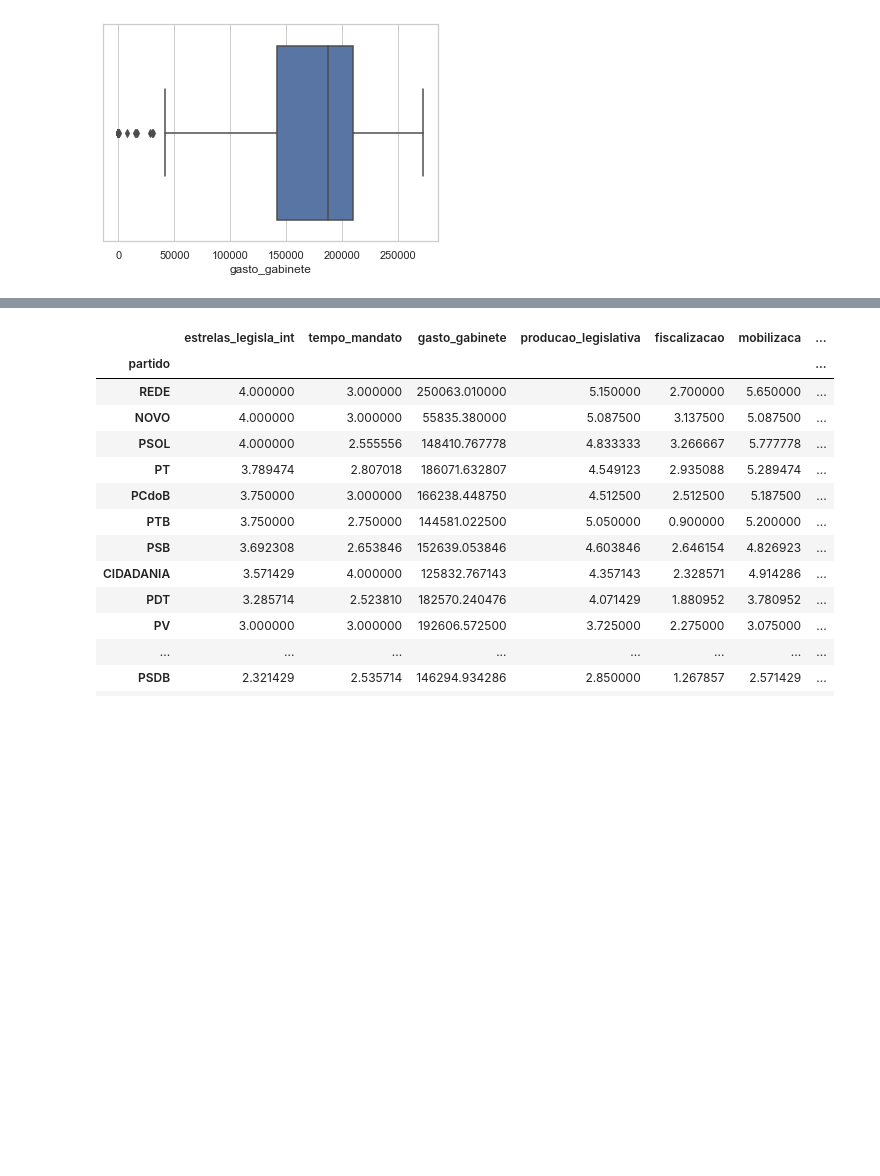
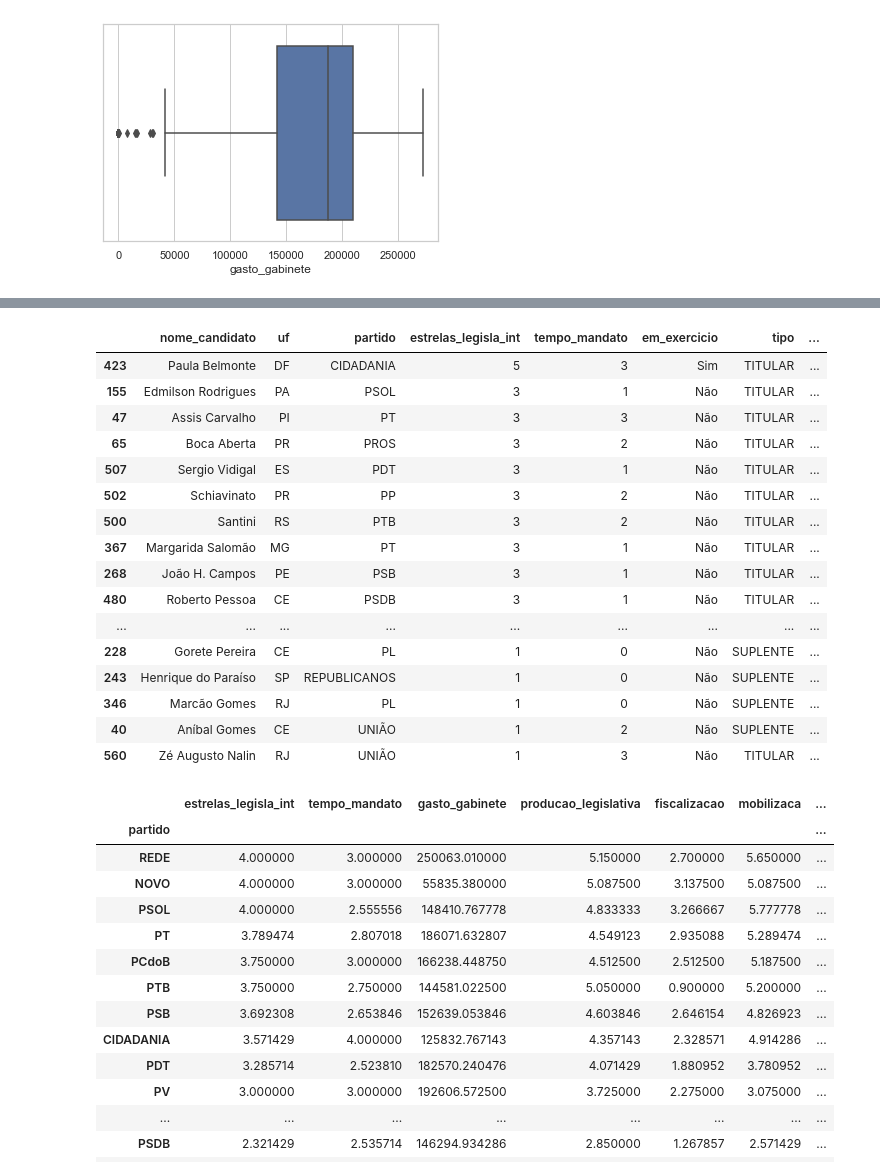
Before and after one commit to hdind/Politica, a Jupyter notebook: Análise Exploratória.ipynb, the cells around one changed output, grey strips where cells are left out. Drawn from its saved outputs; the diff is of its cells as text; code cells hidden in the pictures; blank space fills up the shorter version.

```diff
--- a/Análise Exploratória.ipynb
+++ b/Análise Exploratória.ipynb
@@ -54,3 +70,23 @@ _ = sns.boxplot(df['gasto_gabinete'])
+# %%
+df.query('gasto_gabinete==0').sort_values(by='estrelas_legisla_int', ascending=False)
+# %% [output]
+|  | nome_candidato | uf | partido | estrelas_legisla_int | tempo_mandato | em_exercicio | tipo | ... |
+| 423 | Paula Belmonte | DF | CIDADANIA | 5 | 3 | Sim | TITULAR | ... |
+| 155 | Edmilson Rodrigues | PA | PSOL | 3 | 1 | Não | TITULAR | ... |
+| 47 | Assis Carvalho | PI | PT | 3 | 3 | Não | TITULAR | ... |
+| 65 | Boca Aberta | PR | PROS | 3 | 2 | Não | TITULAR | ... |
+| 507 | Sergio Vidigal | ES | PDT | 3 | 1 | Não | TITULAR | ... |
+| 502 | Schiavinato | PR | PP | 3 | 2 | Não | TITULAR | ... |
+| 500 | Santini | RS | PTB | 3 | 2 | Não | TITULAR | ... |
+| 367 | Margarida Salomão | MG | PT | 3 | 1 | Não | TITULAR | ... |
+| 268 | João H. Campos | PE | PSB | 3 | 1 | Não | TITULAR | ... |
+| 480 | Roberto Pessoa | CE | PSDB | 3 | 1 | Não | TITULAR | ... |
+| ... | ... | ... | ... | ... | ... | ... | ... | ... |
+| 228 | Gorete Pereira | CE | PL | 1 | 0 | Não | SUPLENTE | ... |
+| 243 | Henrique do Paraíso | SP | REPUBLICANOS | 1 | 0 | Não | SUPLENTE | ... |
+| 346 | Marcão Gomes | RJ | PL | 1 | 0 | Não | SUPLENTE | ... |
+| 40 | Aníbal Gomes | CE | UNIÃO | 1 | 2 | Não | SUPLENTE | ... |
+| 560 | Zé Augusto Nalin | RJ | UNIÃO | 1 | 3 | Não | TITULAR | ... |
 # %%
 df.groupby('partido')['estrelas_legisla_int',
                       'tempo_mandato',
```
Also changed, not shown: parts of 4 cells of this notebook.
